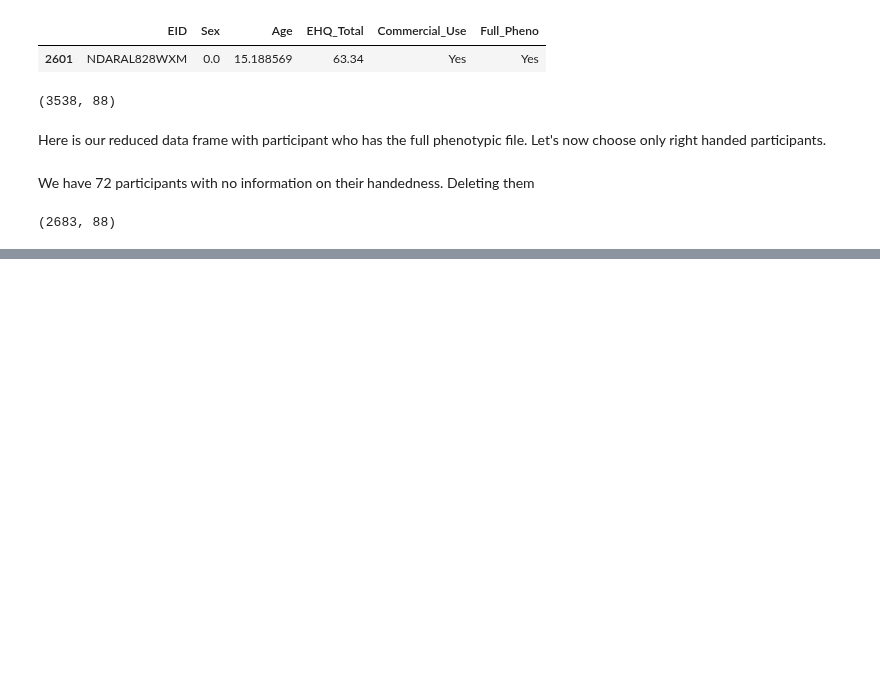
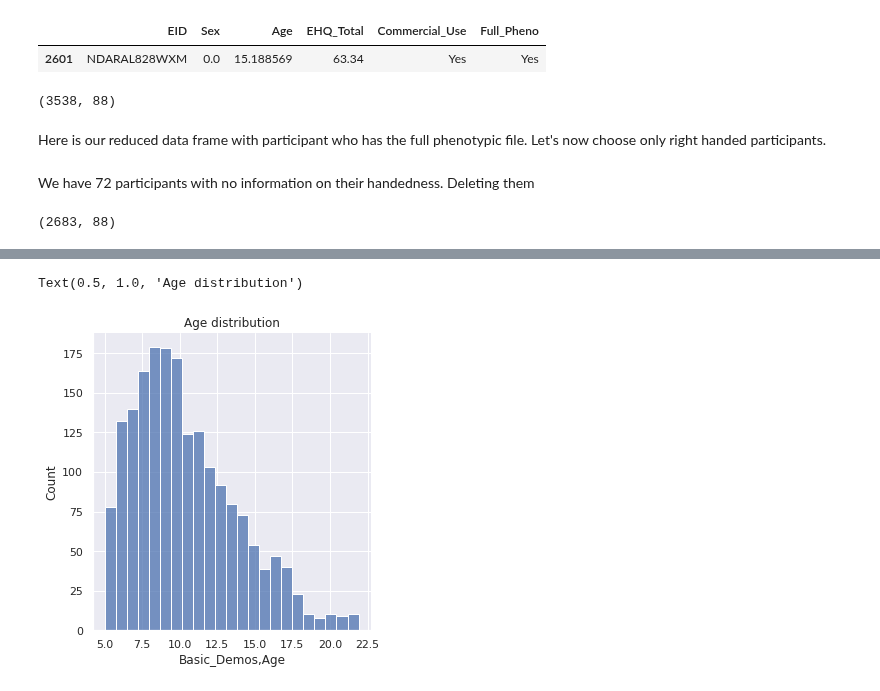
Before and after one commit to cristinarainich/Child-Mind-Institute-Project, a Jupyter notebook: Pheno_data.ipynb, the cells around one changed output, grey strips where cells are left out. Saved outputs shown, nothing was run; the diff lists cells and outputs as text; code cells hidden in the pictures; blank space fills up the shorter version.

```diff
--- a/Pheno_data.ipynb
+++ b/Pheno_data.ipynb
@@ -702,0 +488,15 @@ print(subset['ConsensusDx,DX_09'].unique())
+# %%
+n_dtypes = []
+for i in new_dtypes:
+  if i == 'Reading and Mathematics and Mathematics':
+    n_dtypes.append('Reading and Mathematics')
+  elif i == 'Reading and Written Expression and Mathematics':
+    n_dtypes.append('Reading and Mathematics and Written Expression')
+  elif i == 'Mathematics and Reading and Reading':
+    n_dtypes.append('Reading and Mathematics')
+  elif i == 'Reading and Mathematics ':
+    n_dtypes.append('Reading and Mathematics')
+  else:
+    n_dtypes.append(i)
+# %%
+data_filtered['DD'] = n_dtypes
@@ -702,0 +563,15 @@ print(subset['ConsensusDx,DX_09'].unique())
+# %%
+n_diag = []
+for i in new_diag:
+  if i == 0:
+    n_diag.append(0)
+  elif 'ADHD' in i:
+    n_diag.append('ADHD')
+  elif 'Attention-Deficit' in i:
+    n_diag.append('ADHD')
+  elif 'Autism Spectrum' in i:
+    n_diag.append('Autism')
+  else:
+    n_diag.append(i)
+# %%
+data_filtered['Diagnosis'] = n_diag
@@ -702,0 +621,6 @@ print(subset['ConsensusDx,DX_09'].unique())
+# %%
+sns.displot(data_filtered['Basic_Demos,Age'])
+pl.title('Age distribution')
+# %% [output]
+Text(0.5, 1.0, 'Age distribution')
+[figure, added]
```
Also changed, not shown: parts of 49 cells of this notebook.
